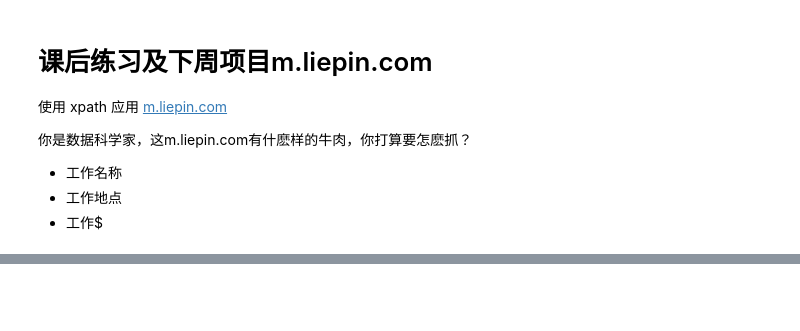
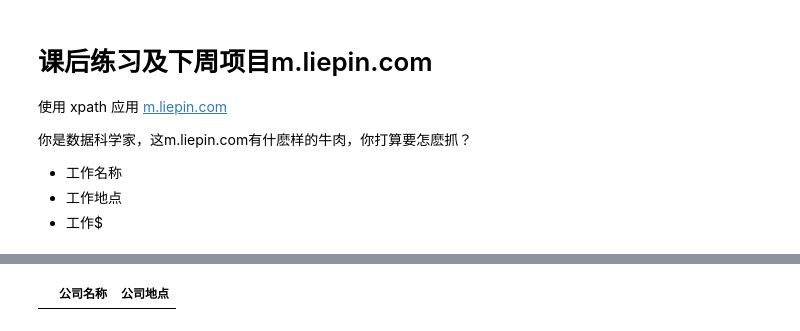
Before and after one commit to williamz0112/-, a Jupyter notebook: week02/20春_Web数据挖掘_week02_181013134.ipynb, the cells around one changed output, grey strips where cells are left out. Drawn from its saved outputs; the diff is of its cells as text; code cells hidden in the pictures; blank space fills up the shorter version.

```diff
--- a/week02/20春_Web数据挖掘_week02_181013134.ipynb
+++ b/week02/20春_Web数据挖掘_week02_181013134.ipynb
@@ -513,3 +519,8 @@ r = session.get( url )
+# %%
+# C-1   单一页面
+url = "https://m.liepin.com/zhaopin/?keyword=pandas&dqs=000&salarylow=0&salaryhigh=999&industrys=000&compScale=000&compKind=000&pubtime=000&jobkind=&d_headId=56a679adaee9962cf07f5c3493d5abe6&d_ckId=56a679adaee9962cf07f5c3493d5abe6&d_sfrom=search_unknown&d_curPage=0&d_pageSize=60&siTag=OkO0-IMl2UAiwO-pwvovWg~LEk9m63ig3wHYB8EUsf8kQ"
+session = HTMLSession()
+r = session.get("https://m.liepin.com/zhaopin/?keyword=pandas&dqs=000&salarylow=0&salaryhigh=999&industrys=000&compScale=000&compKind=000&pubtime=000&jobkind=&d_headId=56a679adaee9962cf07f5c3493d5abe6&d_ckId=56a679adaee9962cf07f5c3493d5abe6&d_sfrom=search_unknown&d_curPage=0&d_pageSize=60&siTag=OkO0-IMl2UAiwO-pwvovWg~LEk9m63ig3wHYB8EUsf8kQ")
 # %%
 # C-2 保存备用
 with open ("20春_Web数据挖掘_week02_zhaopin_pandas.html", encoding = "utf8", mode = "w") as fp:
@@ -568,3 +539,16 @@ with open ("20春_Web数据挖掘_week02_zhaopin_pandas.html", encoding = "utf8"
+# %%
+# C-4
+# 中: '公司地点', '公司名称'
+df = pd.DataFrame( {
+         "公司名称": r.html.xpath('//div[@class="ellipsis-1 company-name"]/text()'),
+         "公司地点": r.html.xpath('body/div[@class="job-card"]/div[@class="clearfix"]/div[@class="right-info"]/ul/li/a'),
+     } )
+df
+
+# 数据 = pd.DataFrame
+# 数据
+# %% [output]
+|  | 公司名称 | 公司地点 |
 # %%
 # C-5
 # 难: '公司URL', '时间', '经验'
```
Also changed, not shown: parts of 8 cells of this notebook.
